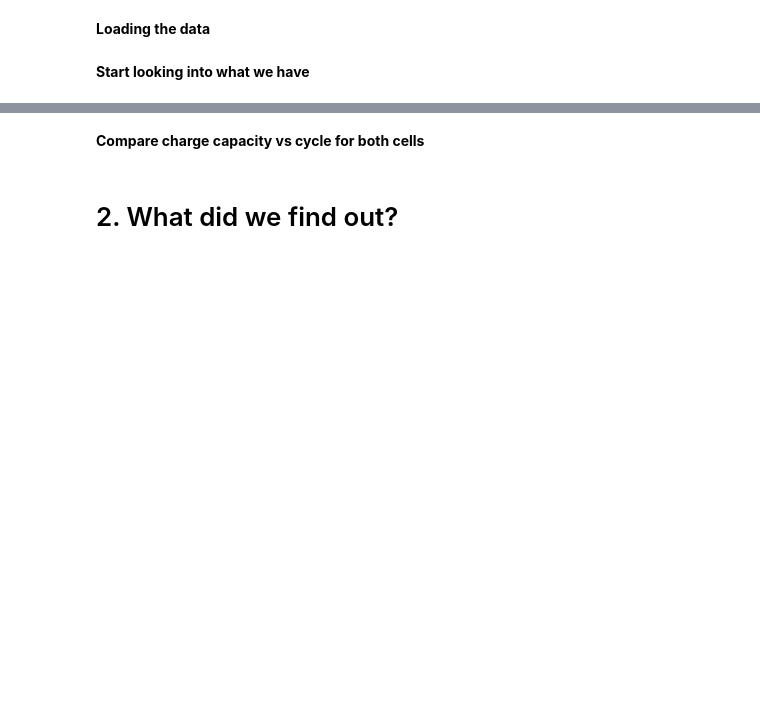
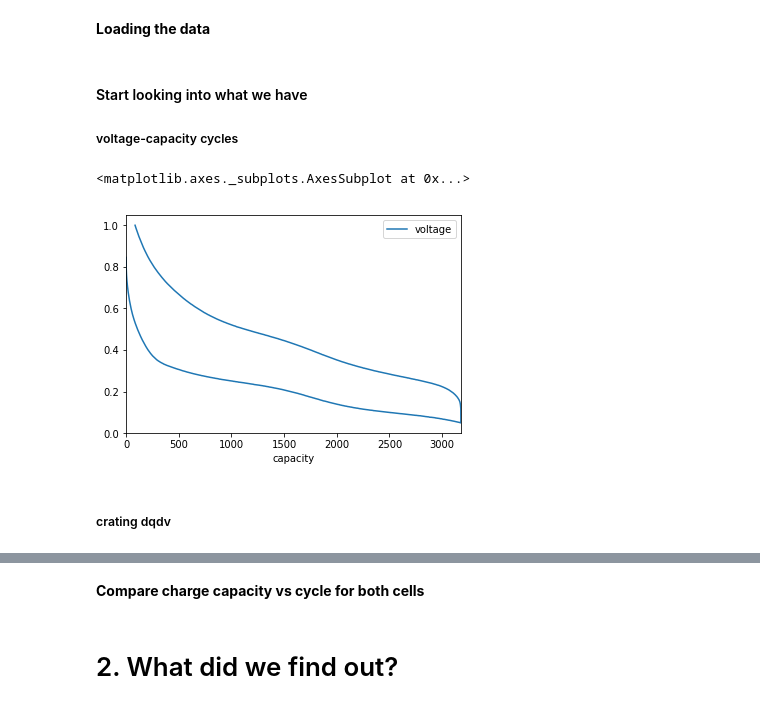
Before and after one commit to jepegit/hub_data, a Jupyter notebook: Case 4.ipynb, the cells around one changed output, grey strips where cells are left out. Drawn from its saved outputs; the diff is of its cells as text; code cells hidden in the pictures; blank space fills up the shorter version.

```diff
--- a/Case 4.ipynb
+++ b/Case 4.ipynb
@@ -108,3 +173,6 @@ info
 # %% [markdown]
 **Loading the data**
+# %%
+file_01 = "raw_data/20150204_TF5_CUA_08_cc.h5"
+file_02 = "raw_data/20150430_TF5_CUA_13_cc.h5"
 # %%
@@ -118,4 +181,13 @@ print(cell_01)
 # %% [markdown]
-**Start looking into what we have**
+#### Start looking into what we have
+##### voltage-capacity cycles
 # %%
 cycle_15_cell_01 = cell_01.get_cap(15)
+# %%
+# the object returned by the method .get_cap is a pandas DataFrame. This is a "short-cut" way for plotting it:
+cycle_15_cell_01.plot(x="capacity", y="voltage")
+# %% [output]
+<matplotlib.axes._subplots.AxesSubplot at 0x...>
+[figure, added]
+# %% [markdown]
+##### crating dqdv
```
Also changed, not shown: parts of 37 cells of this notebook.
